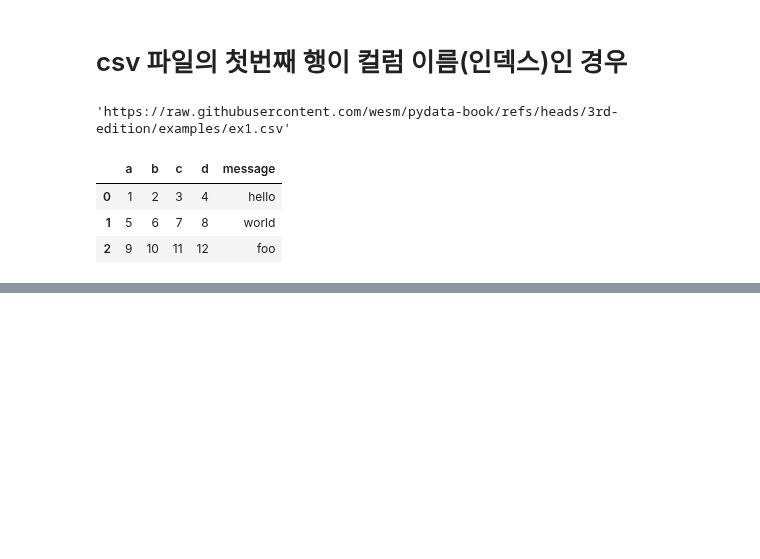
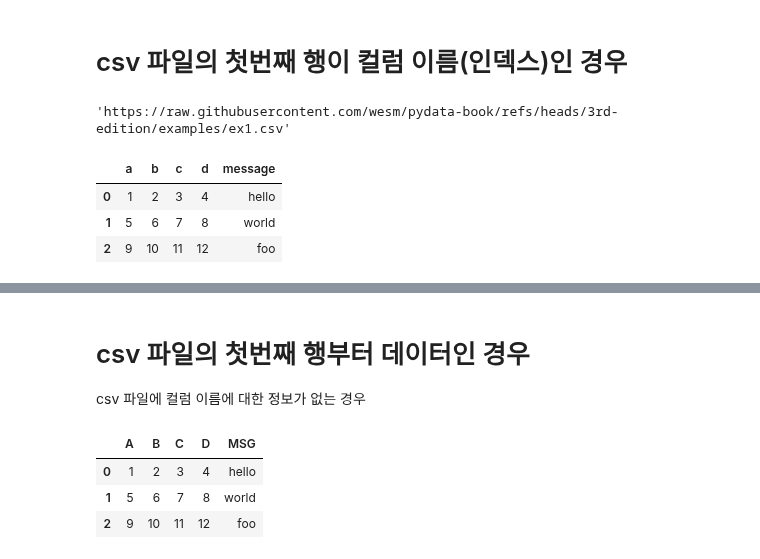
Before and after one commit to Sjleerodls/Data_Analysis, a Jupyter notebook: lab_da/da07_read.ipynb, the cells around one changed output, grey strips where cells are left out. Cells and saved outputs as stored; diff of their text form; code cells hidden in the pictures; blank space fills up the shorter version.

```diff
--- a/lab_da/da07_read.ipynb
+++ b/lab_da/da07_read.ipynb
@@ -25,0 +41,15 @@ ex1_df
+# %% [markdown]
+# csv 파일의 첫번째 행부터 데이터인 경우
+
+csv 파일에 컬럼 이름에 대한 정보가 없는 경우
+# %%
+ex2_path = 'https://raw.githubusercontent.com/wesm/pydata-book/refs/heads/3rd-edition/examples/ex2.csv'
+# %%
+ex2_df = pd.read_csv(ex2_path, names=['A', 'B', 'C', 'D', 'MSG'])
+# %%
+ex2_df
+# %% [output]
+|  | A | B | C | D | MSG |
+| 0 | 1 | 2 | 3 | 4 | hello |
+| 1 | 5 | 6 | 7 | 8 | world |
+| 2 | 9 | 10 | 11 | 12 | foo |
```
Also changed, not shown: parts of 26 cells of this notebook.
